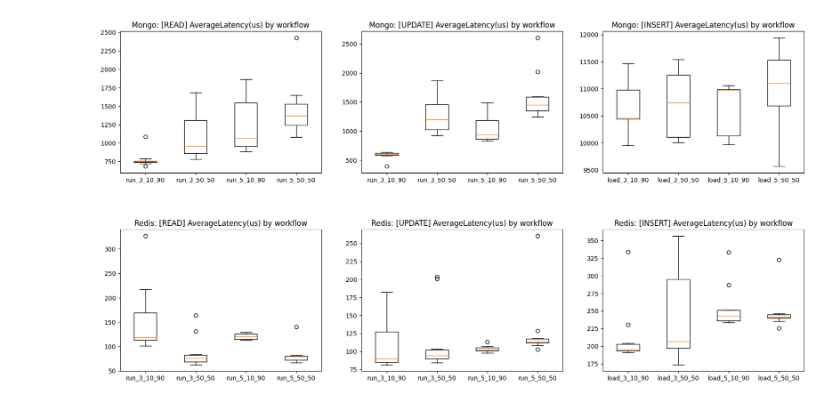
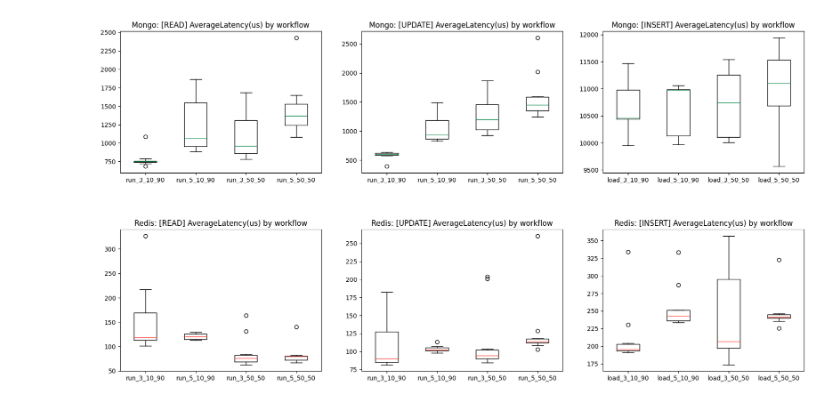
Before and after one commit to nicolegros/quantum-nebula, a Jupyter notebook: src/02-plots.ipynb, the cells around one changed output. Cells and saved outputs as stored; diff of their text form; code cells hidden in the pictures.

```diff
--- a/src/02-plots.ipynb
+++ b/src/02-plots.ipynb
@@ -1,3 +1,6 @@
+# %%
+mongo = "#148D4D"
+redis = "#FF4538"
 # %%
 import pandas as pd
 
@@ -50,9 +53,10 @@ plt.show()
 # %%
-options = ['load_3_10_90', 'load_3_50_50', 'load_5_10_90', 'load_5_50_50', 'run_3_10_90', 'run_3_50_50', 'run_5_10_90',
+options = ['load_3_10_90', 'load_5_10_90', 'load_3_50_50', 'load_5_50_50', 'run_3_10_90', 'run_5_10_90', 'run_3_50_50',
            'run_5_50_50']
 
 attributes_load = ['[INSERT] AverageLatency(us)']
 attributes_run = ['[READ] AverageLatency(us)', '[UPDATE] AverageLatency(us)']
+throughput = '[OVERALL] Throughput(ops/sec)'
 
 for option in options:
     pairs = load_dataframe_pairs(option)
@@ -135,19 +175,0 @@ mongorundf
-# %%
-for col in attributes_run:
-    plt.figure(figsize=(10, 6))
-    plt.bar(list(map(lambda x: x.split('-')[0], filter(lambda y: 'UPDATE' in y, mongorundf.columns.values))),
-            height=mongorundf.filter(like='UPDATE').mean(), label="mongo")
-    plt.xlabel('Load')
-    plt.ylabel('Average Latency(us)')
-    plt.title(col)
-    plt.grid(True)
-    plt.legend()
-    plt.figure(figsize=(10, 6))
-    plt.bar(list(map(lambda x: x.split('-')[0], filter(lambda y: 'UPDATE' in y, redisrundf.columns.values))),
-            height=redisrundf.filter(like='UPDATE').mean(), label="redis")
-    plt.xlabel('Load')
-    plt.ylabel('Average Latency(us)')
-    plt.title(col)
-    plt.grid(True)
-    plt.legend()
-    plt.show()
@@ -173,27 +190,32 @@ redisrundf
 # %%
 fig, axs = plt.subplots(nrows=2, ncols=3, figsize=(20, 10))  # 2 rows, 2 columns
 
 for i, col in enumerate(attributes_run):
+    bp1 = axs[0, i]
     axs[0, i].boxplot(mongorundf.filter(like=col.split(' ')[0]),
-                      labels=mongorundf.filter(like=col.split(' ')[0]).columns.map(lambda x: x.split('-')[0]))
+                      labels=mongorundf.filter(like=col.split(' ')[0]).columns.map(lambda x: x.split('-')[0]),
+                      medianprops={"color": mongo})
     axs[0, i].set_title('Mongo: ' + col + ' by workflow')
 
     axs[1, i].boxplot(redisrundf.filter(like=col.split(' ')[0]),
-                      labels=redisrundf.filter(like=col.split(' ')[0]).columns.map(lambda x: x.split('-')[0]))
+                      labels=redisrundf.filter(like=col.split(' ')[0]).columns.map(lambda x: x.split('-')[0]),
+                      medianprops={"color": redis})
     axs[1, i].set_title('Redis: ' + col + ' by workflow')
 
 for i, col in enumerate(attributes_load):
     axs[0, 2].boxplot(mongoloaddf.filter(like=col.split(' ')[0]),
-                      labels=mongoloaddf.filter(like=col.split(' ')[0]).columns.map(lambda x: x.split('-')[0]))
+                      labels=mongoloaddf.filter(like=col.split(' ')[0]).columns.map(lambda x: x.split('-')[0]),
+                      medianprops={"color": mongo})
     axs[0, 2].set_title('Mongo: ' + col + ' by workflow')
 
     axs[1, 2].boxplot(redisloaddf.filter(like=col.split(' ')[0]),
-                          labels=redisloaddf.filter(like=col.split(' ')[0]).columns.map(lambda x: x.split('-')[0]))
+                      labels=redisloaddf.filter(like=col.split(' ')[0]).columns.map(lambda x: x.split('-')[0]),
+                      medianprops={"color": redis})
     axs[1, 2].set_title('Redis: ' + col + ' by workflow')
 fig.subplots_adjust(hspace=0.4)
 plt.show()
 # %% [output]
-[figure, old version]
+[figure, new version]
 # %%
 attributes_load_thr = ['[OVERALL] Throughput(ops/sec)']
 redisrundfthr
```
Also changed, not shown: parts of 11 cells of this notebook.
